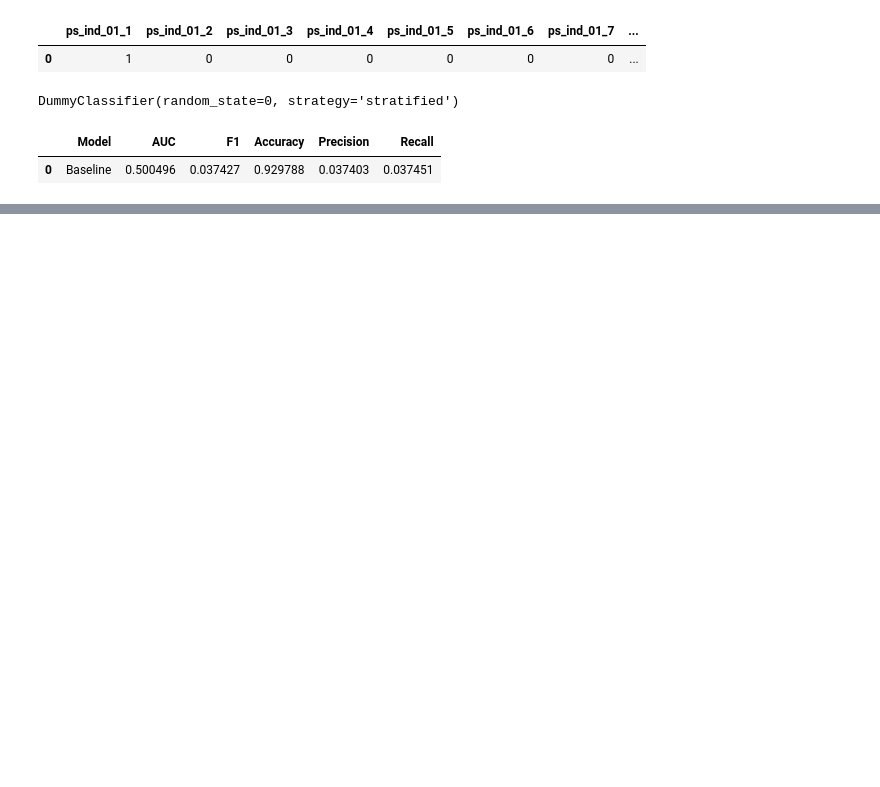
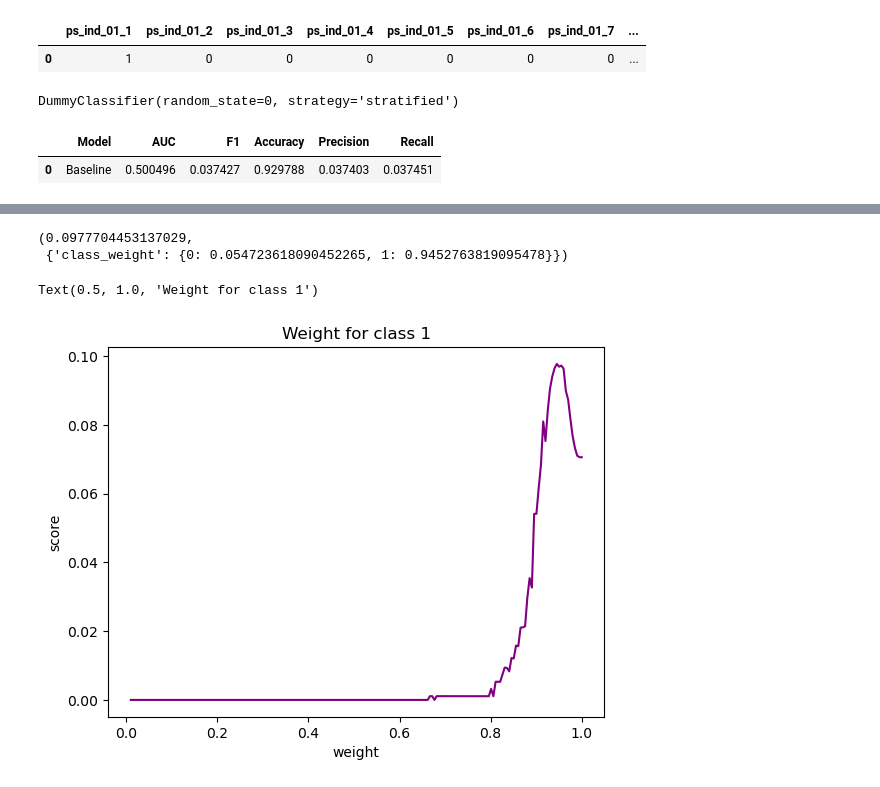
Before and after one commit to NeonStone7/Project_End_to_end_insurance_prediction, a Jupyter notebook: play/2_model_selection.ipynb, the cells around one changed output, grey strips where cells are left out. Saved outputs shown, nothing was run; the diff lists cells and outputs as text; code cells hidden in the pictures; blank space fills up the shorter version.

```diff
--- a/play/2_model_selection.ipynb
+++ b/play/2_model_selection.ipynb
@@ -210,0 +295,8 @@ metrics_dummy
+# %%
+model = LogisticRegression()
+
+# set the weights for the class range
+weights = np.linspace(0.0, 0.99, 200)
+
+# create dict for grid_search
+param_grid = {'class_weight': [{0: x, 1: 1.0-x} for x in weights]}
@@ -210,0 +309,7 @@ metrics_dummy
+# %%
+temp = temp.sample(50000)
+
+xtrain_temp, ytrain_temp = temp.drop(config['EDA']['target'], axis = 1), temp[config['EDA']['target']]
+# %%
+grid = GridSearchCV(model, param_grid = param_grid, cv = StratifiedKFold(n_splits = 3), scoring = 'f1')
+grid.fit(xtrain_temp, ytrain_temp )
@@ -210,0 +334,5 @@ metrics_dummy
+# %%
+grid.best_score_, grid.best_params_
+# %% [output]
+(0.0977704453137029,
+ {'class_weight': {0: 0.054723618090452265, 1: 0.9452763819095478}})
@@ -210,0 +341,11 @@ metrics_dummy
+# %%
+# grab the score and weight for class 1
+
+weight_data = pd.DataFrame({'score':grid.cv_results_['mean_test_score'],
+             'weight': 1 - weights})
+
+sns.lineplot(data = weight_data, y = 'score', x = 'weight', color = 'purple')
+plt.title('Weight for class 1')
+# %% [output]
+Text(0.5, 1.0, 'Weight for class 1')
+[figure, added]
```
Also changed, not shown: parts of 95 cells of this notebook, 6 other files.
